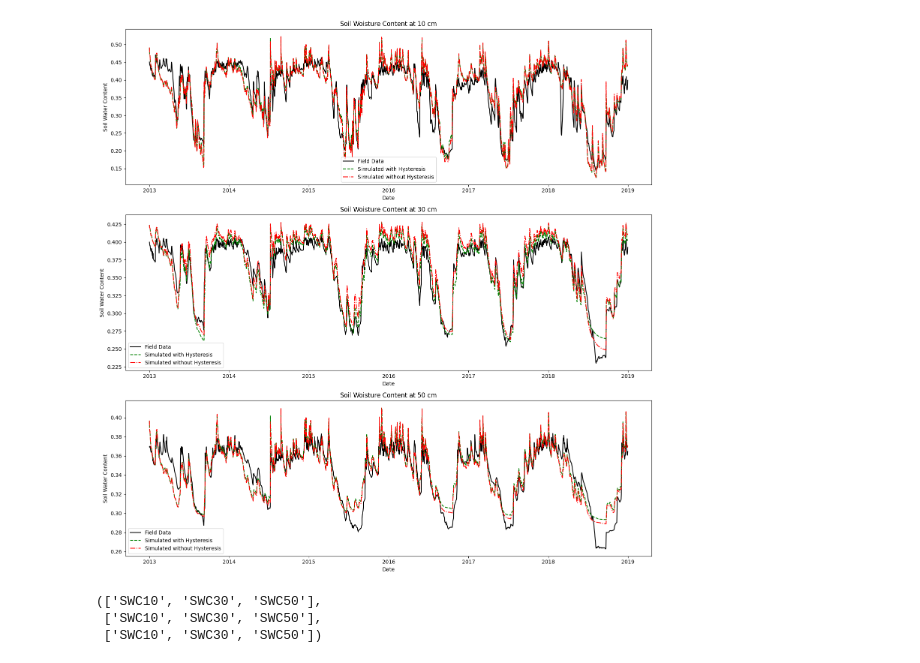
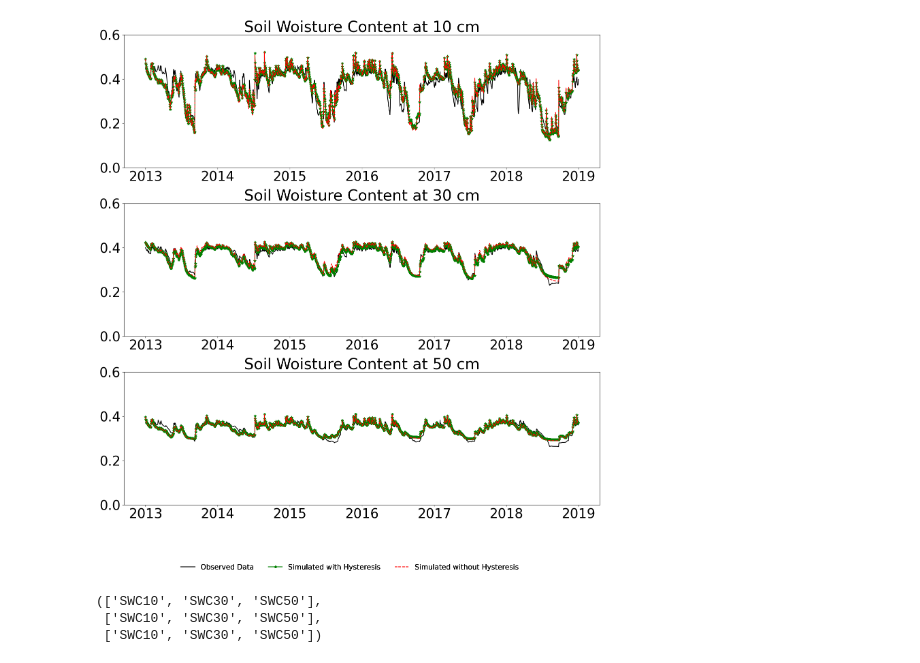
Before and after one commit to SIMA-SOIL/SIMA-SOIL, a Jupyter notebook: time series charts.ipynb, the cells around one changed output. Cells and saved outputs as stored; diff of their text form; code cells hidden in the pictures.

```diff
--- a/time series charts.ipynb
+++ b/time series charts.ipynb
@@ -3,40 +3,49 @@
 # %%
 import pandas as pd
 import matplotlib.pyplot as plt
 
 # Load the data from the uploaded Excel files
 #data_file_path = 'path_to_your_data_file/Data.xlsx'
 #hdata_file_path = 'path_to_your_hdata_file/HData.xlsx'
 #nhdata_file_path = 'path_to_your_nhdata_file/NHData.xlsx'
 
 data_df = pd.read_excel('Data.xlsx')
 hdata_df = pd.read_excel('HData.xlsx')
 nhdata_df = pd.read_excel('NHData.xlsx')
 
 # Convert Year, Month, Day to a single datetime column for easier plotting
 data_df['Date'] = pd.to_datetime(data_df[['Year', 'Month', 'Day']])
 hdata_df['Date'] = pd.to_datetime(hdata_df[['Year', 'Month', 'Day']])
 nhdata_df['Date'] = pd.to_datetime(nhdata_df[['Year', 'Month', 'Day']])
 
 # Plotting time series for each depth
 fig, axs = plt.subplots(3, 1, figsize=(15, 15))
 
 depths = ['SWC10', 'SWC30', 'SWC50']
 titles = ['Soil Woisture Content at 10 cm', 'Soil Woisture Content at 30 cm', 'Soil Woisture Content at 50 cm']
 
 for i, depth in enumerate(depths):
-    axs[i].plot(data_df['Date'], data_df[depth], label='Field Data', color='black')
-    axs[i].plot(hdata_df['Date'], hdata_df[depth], label='Simulated with Hysteresis', linestyle='--', color='green')
-    axs[i].plot(nhdata_df['Date'], nhdata_df[depth], label='Simulated without Hysteresis', linestyle='dashdot', color='red')
-    axs[i].set_title(titles[i])
-    axs[i].set_xlabel('Date')
-    axs[i].set_ylabel('Soil Water Content')
-    axs[i].legend()
+    axs[i].plot(data_df['Date'], data_df[depth], label='Observed Data', color='black')
+    axs[i].plot(hdata_df['Date'], hdata_df[depth], label='Simulated with Hysteresis',  marker='*' , color='green')
+    axs[i].plot(nhdata_df['Date'], nhdata_df[depth], label='Simulated without Hysteresis', linestyle='--', color='red')
+    axs[i].set_title(titles[i], fontsize=32)
+    #axs[i].set_xlabel('Date (year)', fontsize=32)
+    #axs[i].set_ylabel('Soil Water Content (cm3/cm3)', fontsize=32)
+    axs[i].tick_params(axis='x', labelsize=28)
+    axs[i].tick_params(axis='y', labelsize=28)
+
+    axs[i].set_ylim([0, 0.6])
+    #axs[i].legend()
+    #plt.rc('legend',fontsize=15, loc='upper right')
+    handles, labels =  axs[i].get_legend_handles_labels()
+    fig.legend(handles, labels, loc='lower center', ncol=5, labelspacing=4, frameon=False, bbox_to_anchor = (0, -0.1, 1, 1),
+           bbox_transform = plt.gcf().transFigure )
+    #rcParams["legend.borderaxespad"] = 0.5.
 
 plt.tight_layout()
 plt.show()
 # %% [output]
-[figure, old version]
+[figure, new version]
 # %%
 # Load the data from the new Excel files with multiple sheets
 field_sheets = pd.read_excel('SMM_Field.xlsx', sheet_name=None)
```
Also changed, not shown: parts of 1 cell of this notebook.
